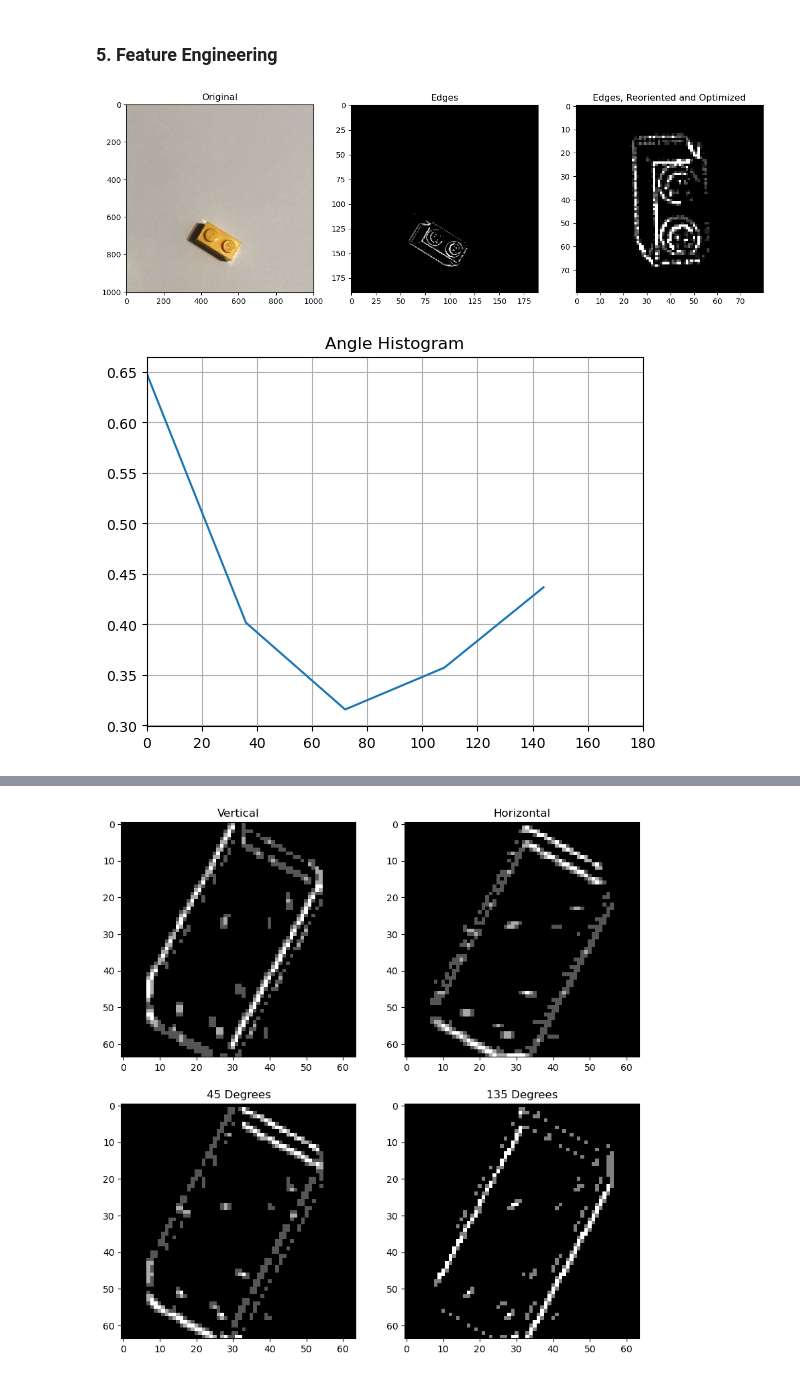
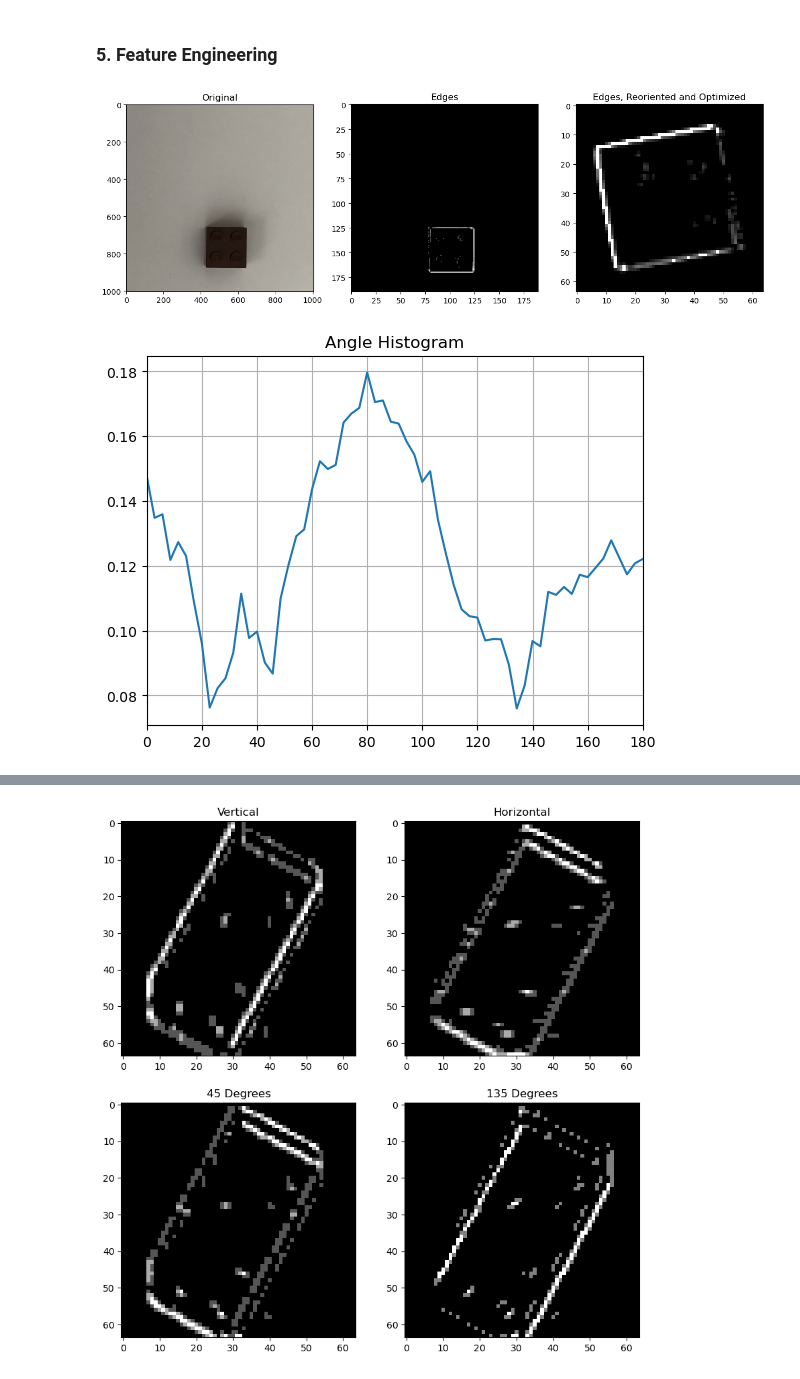
Before and after one commit to lemslemslems/engr418_project_stage2, a Jupyter notebook: Group_7_stage_2_code.ipynb, the cells around one changed output, grey strips where cells are left out. Saved outputs shown, nothing was run; the diff lists cells and outputs as text; code cells hidden in the pictures.

```diff
--- a/Group_7_stage_2_code.ipynb
+++ b/Group_7_stage_2_code.ipynb
@@ -389,8 +389,8 @@ def edge_histogram(array):
     return hist_all
 # %%
 def count_edge1(array, num_features, thresh):
-    array[array > 0] = 255
-    angles = [180/num_features*i for i in range(num_features)]
+
+    angles = np.linspace(0,180, num_features)
     kernel_size = 3
     kernel = np.hstack((np.ones((kernel_size,1)), np.zeros((kernel_size,1)), -np.ones((kernel_size,1))))
     histograms = []
@@ -398,6 +398,7 @@ def count_edge1(array, num_features, thresh):
     for i in range(len(angles)):
 
         array_rotated = ndimage.rotate(array, angles[i], reshape = 0)
+        array[array > 0] = 255
         padding_x = kernel_size // 2
         padding_y = padding_x
         padding = ((padding_x, padding_x), (padding_y, padding_y))
@@ -410,16 +411,14 @@ def count_edge1(array, num_features, thresh):
 
     # Threshold
     for k in range(len(histograms)):
-        for i in range(len(histograms[k])):
-            for j in range(len(histograms[k,i])):
-                if histograms[k,i,j] < thresh: histograms[k,i,j] = 0
+        histograms[k] = histograms[k]/np.linalg.norm(histograms[k])
+        histograms[k, histograms[k]/np.max(histograms[k]) < 0.7] = 0
 
-    histograms = histograms/np.linalg.norm(histograms)
 
     return histograms
 # %%
 def edge_histogram1(array):
-    angles = [180.0/array.shape[0]*i for i in range(array.shape[0])]
+    angles = np.linspace(0,180,array.shape[0])
     hist = np.zeros((2, array.shape[0]))
     hist[0,:] = angles
 
@@ -434,9 +433,11 @@ fig, axs = plt.subplots(1,3)
 fig.set_figwidth(15)
 edge_thresh = 65
 neighbour_thresh = 10
-idx_check = 15
-class_label = 0
+idx_check = 5
+# ['2x1', 'cir', 'rec', 'squ']
+class_label = 3
 P = 27
+num_features = 64
 
 im = folder_training[class_label][idx_check]
 axs[0].imshow(mpimg.imread(im))
@@ -452,34 +453,34 @@ axs[1].set_title("Edges")
 
 # clean up from noise and make a square bounding box
 edges_array_scaled = clean_up(edges_array_scaled, neighbour_thresh)
 edges_array_scaled = crop(edges_array_scaled)
 
 
 # Reorient
 edges_array_scaled = reorient(edges_array_scaled)
 
 # increase saturation
-# edges_array_scaled = np.array(Image.fromarray(edges_array_scaled).resize((64,64)))
+edges_array_scaled = np.array(Image.fromarray(edges_array_scaled).resize((64,64)))
 edges_array_scaled[edges_array_scaled/255 > 0.5] = 255
 edges_array_scaled[edges_array_scaled/255 < 0.05] = 0
 axs[2].imshow(edges_array_scaled, cmap = 'gray')
 axs[2].set_title("Edges, Reoriented and Optimized")
 plt.show()
 
 # get edge histograms for different angles
-edge_angles = count_edge1(edges_array_scaled, 5, 250)
+edge_angles = count_edge1(edges_array_scaled, num_features, 250)
 hist_norm = edge_histogram1(edge_angles)
 
 plt.plot(hist_norm[0], hist_norm[1])
 plt.title("Angle Histogram")
 plt.xlim(0,180)
 plt.grid(1)
 plt.show()
 
 # hist_norm = hist_norm.T
 # C = PCA(1)
 # a = C.fit_transform(hist_norm)
 # a = a.flatten()
 # %% [output]
-[figure, old version]
+[figure, new version]
-[figure, old version]
+[figure, new version]
```
Also changed, not shown: parts of 5 cells of this notebook.
